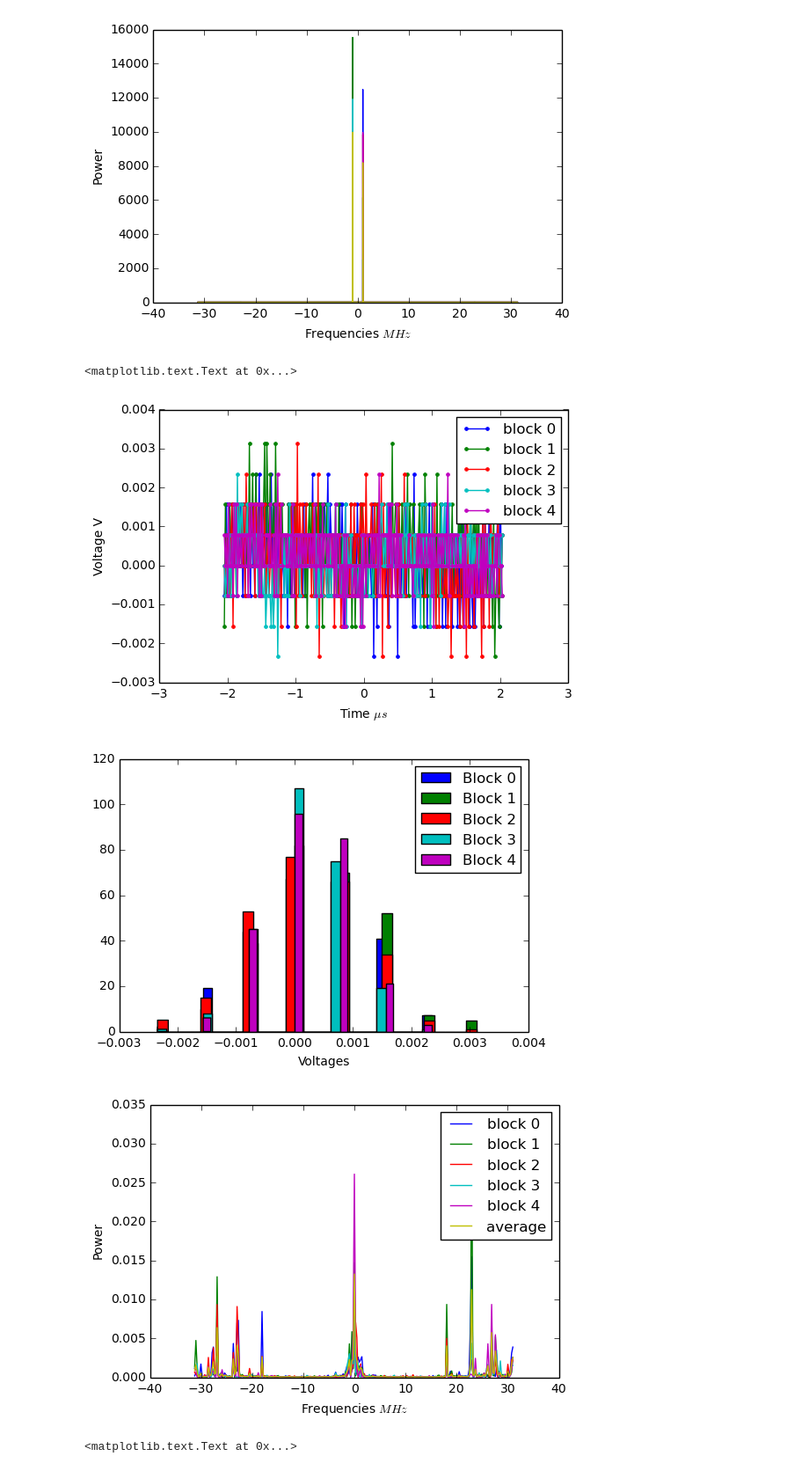
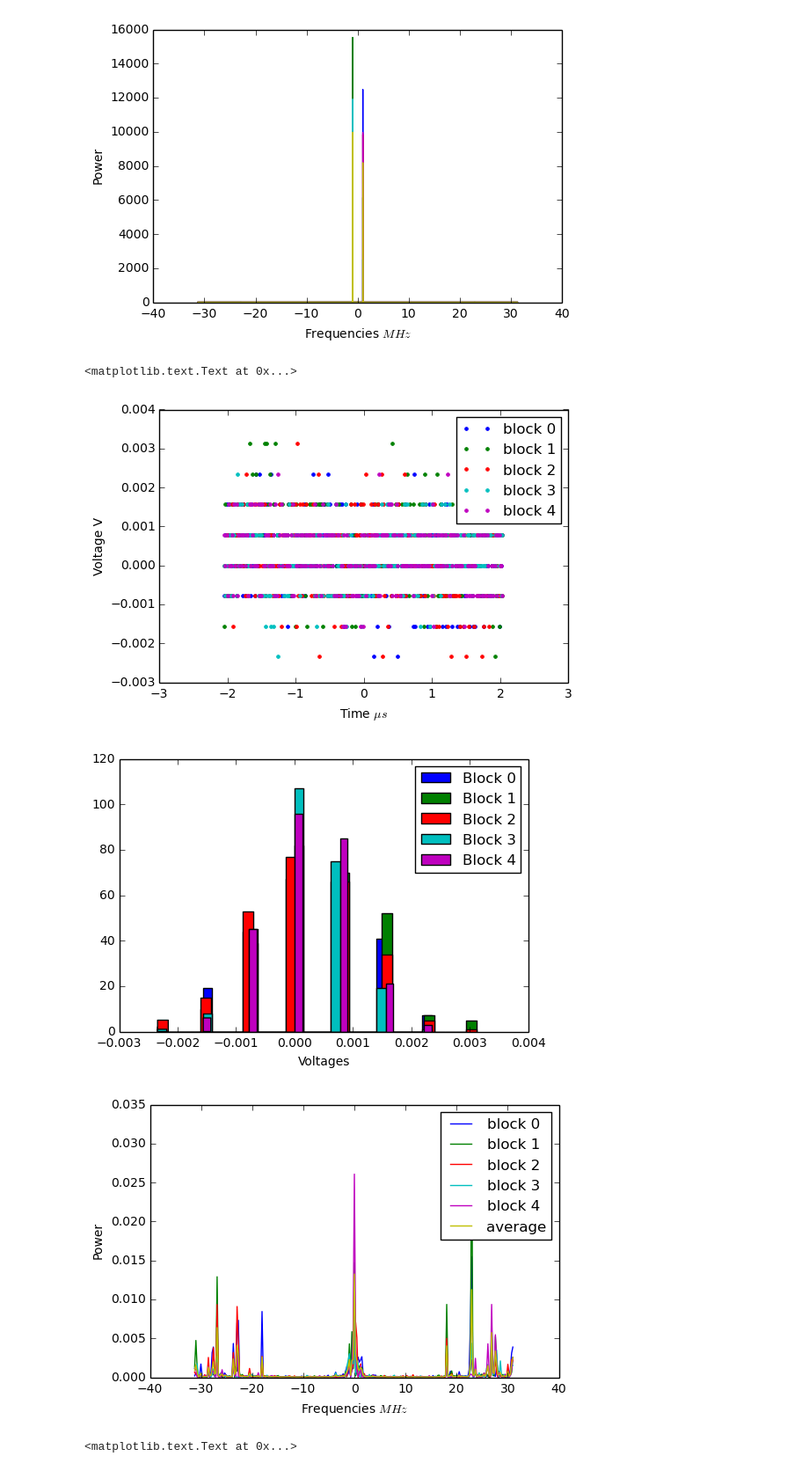
Before and after one commit to ahermosillo/ugastro121, a Jupyter notebook: aquariusLab2/Lab2_tests.ipynb, the cells around one changed output. Shown at 88% size. Saved outputs shown, nothing was run; the diff lists cells and outputs as text; code cells hidden in the pictures.

```diff
--- a/aquariusLab2/Lab2_tests.ipynb
+++ b/aquariusLab2/Lab2_tests.ipynb
@@ -416,35 +416,35 @@ notest_split = np.array(np.split(notest, 5))
 notest_comp = make_complex(notest, nblocs=5)
 N = 2**8
 vsamp = 62.5/1
 time = np.linspace(-N/2./vsamp, (N/2. - 1)/vsamp,N)
 freq = np.linspace(-vsamp/2, (vsamp/2)*(1-2./N),N)
 
 for i in range(5):
-    plt.plot(time, notest_split[i][:N], '.-', label = 'block {}'.format(i))
+    plt.plot(time, notest_split[i][:N], '.', label = 'block {}'.format(i))
     plt.xlabel('Time $\mu s$')
     plt.ylabel('Voltage V')
 plt.legend()
 
 plt.figure()
 for i in range(5):
     n, bins, edges = plt.hist(notest_split[i][:N], bins = 30, label = 'Block {}'.format(i))
 plt.legend()
 plt.xlabel('Voltages')
 
 plt.figure()
 sum_power = 0
 for i in range(5):
     freq, notest_fft = ugradio.dft.dft(notest_comp[i][:N], time, freq, vsamp = 62.5)
     sum_power += abs(notest_fft)**2
     power = abs(notest_fft)**2
     plt.plot(freq, power, label = 'block {}'.format(i))
 plt.plot(freq, sum_power/5, label = 'average')
 plt.legend()
 plt.xlabel('Frequencies $MHz$')
 plt.ylabel('Power')
 # %% [output]
 <matplotlib.text.Text at 0x...>
-[figure, old version]
+[figure, new version]
 [figure]
 [figure]
 # %%
```
Also changed, not shown: parts of 1 cell of this notebook, 56 other files.
